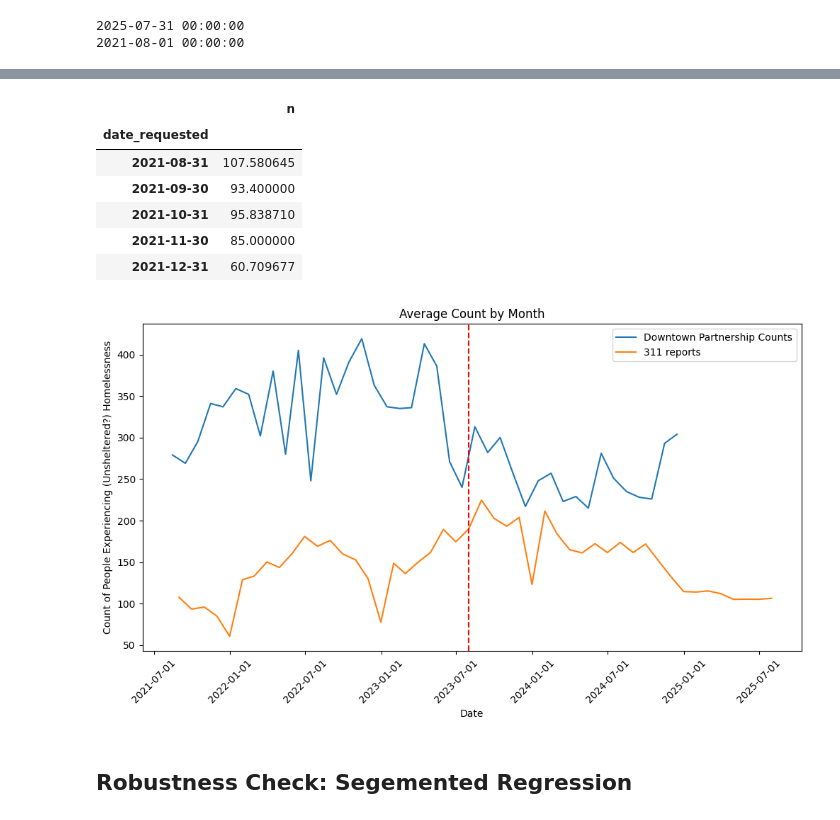
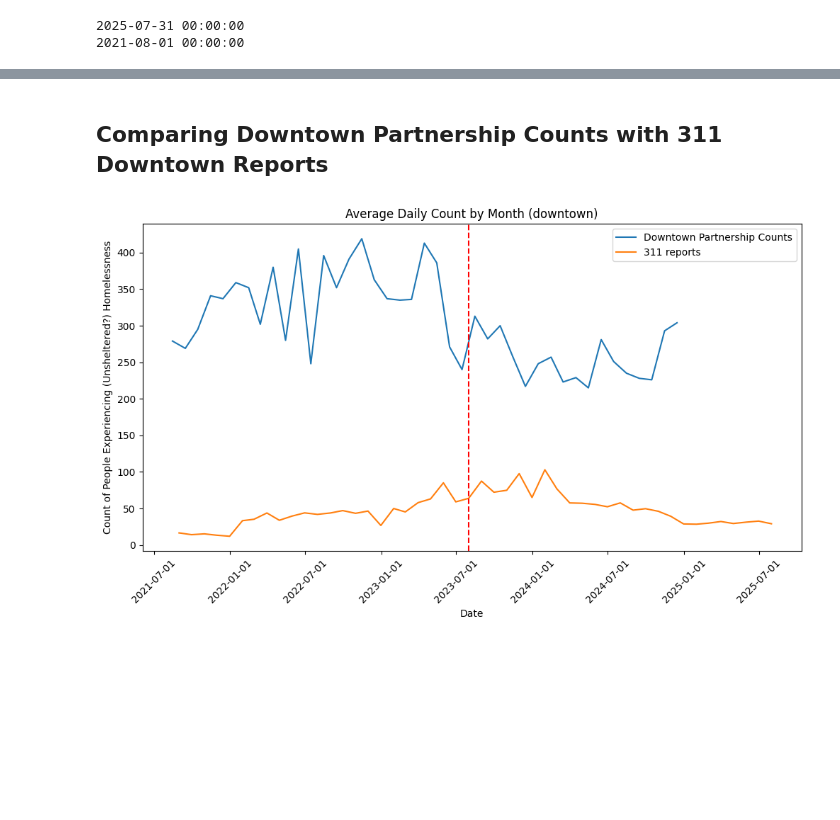
Before and after one commit to glow-27/Homelessness-Hub-311, a Jupyter notebook: temporal_analysis.ipynb, the cells around one changed output, grey strips where cells are left out. Cells and saved outputs as stored; diff of their text form; code cells hidden in the pictures; blank space fills up the shorter version.

```diff
--- a/temporal_analysis.ipynb
+++ b/temporal_analysis.ipynb
@@ -638,3 +2053,10 @@ dtp_counts.head()
 | 2014-03-15 | 235 |
 | 2014-04-15 | 187 |
 | 2014-05-15 | 167 |
+# %%
+downtown_reports['date_requested'] = pd.to_datetime(downtown_reports['date_requested'])
+dt_reports_counts = downtown_reports.groupby("date_requested").size().reset_index(name="n")
+dt_reports_counts.set_index("date_requested", inplace=True)
+dt_reports_counts.head()
+
+dt_reports_monthly_counts = dt_reports_counts.resample("M").mean()
@@ -670,31 +2095,48 @@ dtp_subset.tail()
-# %%
-reports_by_month = report_counts_sens.resample("M").mean()
-reports_by_month.head()
-# %% [output]
-|  | n |
-| date_requested |  |
-| 2021-08-31 | 107.580645 |
-| 2021-09-30 | 93.400000 |
-| 2021-10-31 | 95.838710 |
-| 2021-11-30 | 85.000000 |
-| 2021-12-31 | 60.709677 |
+# %%
+dt_daily_reports = downtown_reports.groupby("date_requested").size().reset_index(name = "311_count")
+dt_reports_counts = downtown_reports.merge(dt_daily_reports, on = "date_requested", how="left")
+
+
+
+offset = min(downtown_reports['date_requested']) - ord_date
+dt_reports_ind = downtown_reports.set_index("date_requested")
+dt_reports_ind = dt_reports_ind.astype({'transit': "int64",
+                                  'park': "int64",
+                                  'school': "int64",
+                                  'water': "int64",
+                                  'shelter': "int64"})
+dt_reports_monthly = dt_reports_ind.groupby(pd.Grouper(freq="ME", offset=offset)).agg({
+    'transit': 'mean',
+    'park': 'mean',
+    'school': 'mean',
+    'water': 'mean',
+    'shelter': 'mean'
+
+
+})
+# %%
+dt_daily_reports.set_index("date_requested", inplace=True)
+dt_reports_avg_daily = dt_daily_reports.resample("ME").mean()
+
+# merge back to monthly aggregated data
+dt_reports_monthly_avg = dt_reports_monthly.join(dt_reports_avg_daily)
+# %% [markdown]
+## Comparing Downtown Partnership Counts with 311 Downtown Reports
 # %%
-dtp_subset_counts = dtp_subset.groupby('DATE').size().reset_index(name='n')
+dtp_subset_counts = dtp_subset.groupby('DATE').size().reset_index(name='dtp_count')
 dtp_subset_counts.set_index("DATE", inplace=True)
 plt.figure(figsize=(12, 6))
-plt.plot(dtp_subset_counts['n'], label= "Downtown Partnership Counts")
-plt.plot(reports_by_month['n'], label= "311 reports")
+plt.plot(dtp_subset_counts['dtp_count'], label= "Downtown Partnership Counts")
+plt.plot(dt_reports_monthly_avg['311_count'], label= "311 reports")
 plt.xlabel('Date')
 plt.ylabel("Count of People Experiencing (Unsheltered?) Homelessness")
-plt.title("Average Count by Month")
+plt.title("Average Daily Count by Month (downtown)")
 plt.gca().xaxis.set_major_formatter(mdates.DateFormatter("%Y-%m-%d"))
 plt.legend()
 plt.xticks(rotation=45)
 
 
 plt.axvline(ord_date, color="red", linestyle="--", label = "Ordinance passed")
 plt.show()
 # %% [output]
-[figure, old version]
+[figure, new version]
-# %% [markdown]
-## Robustness Check: Segemented Regression
```
Also changed, not shown: parts of 197 cells of this notebook.
